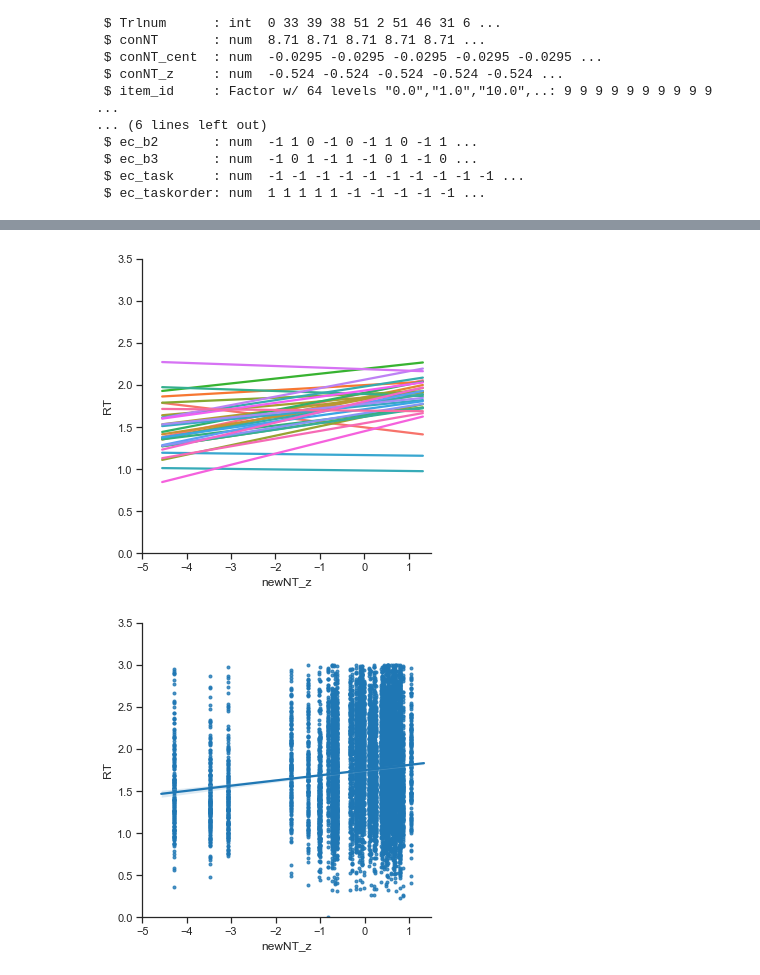
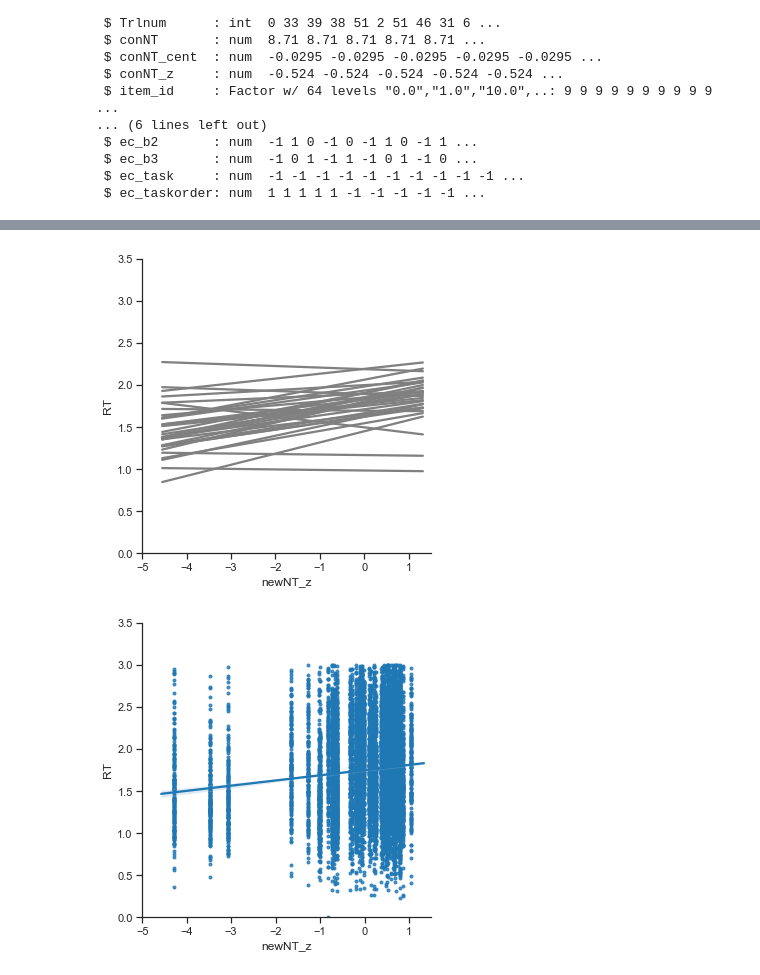
Before and after one commit to oliver-contier/ri_hmax, a Jupyter notebook: data_exploration.ipynb, the cells around one changed output, grey strips where cells are left out. Drawn from its saved outputs; the diff is of its cells as text; code cells hidden in the pictures.

```diff
--- a/data_exploration.ipynb
+++ b/data_exploration.ipynb
@@ -937,18 +938,18 @@ plt.show()
 # %%
 """
 Newfound typicality
 """
 # line for each sub
 g = sns.lmplot(x='newNT_z', y='RT', hue='sub', data=df_total,
-               legend=False, ci=None, scatter=False)
+               legend=False, ci=None, scatter=False, line_kws={'color': 'gray'})
 g.set(xlim=(-5, 1.5))#(conNTmin, conNTmax))
 g.set(ylim=(0,3.5))
 plt.show()
 # scatter across all data
 g = sns.lmplot(x='newNT_z', y='RT', data=df_total, markers='.')
 g.set(xlim=(-5, 1.5))
 g.set(ylim=(0,3.5))
 plt.show()
 # %% [output]
-[figure, old version]
+[figure, new version]
 [figure]
```
Also changed, not shown: parts of 4 cells of this notebook, 3 other files.
